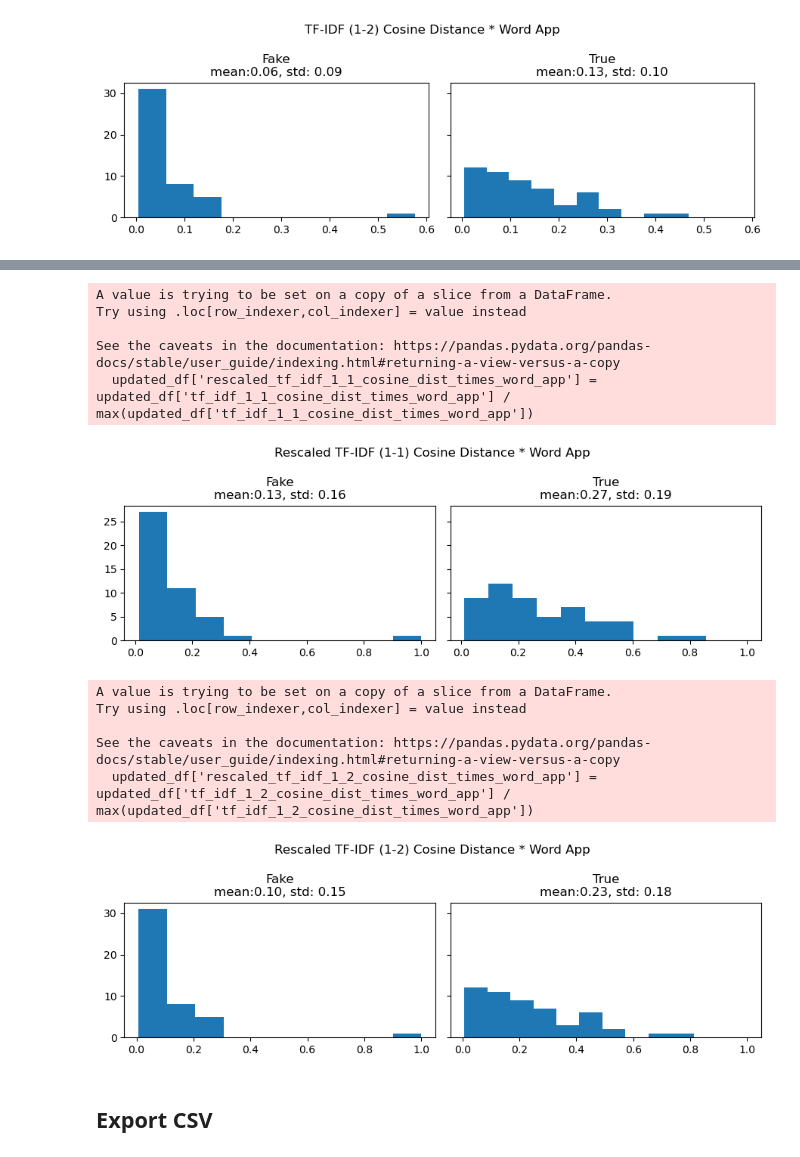
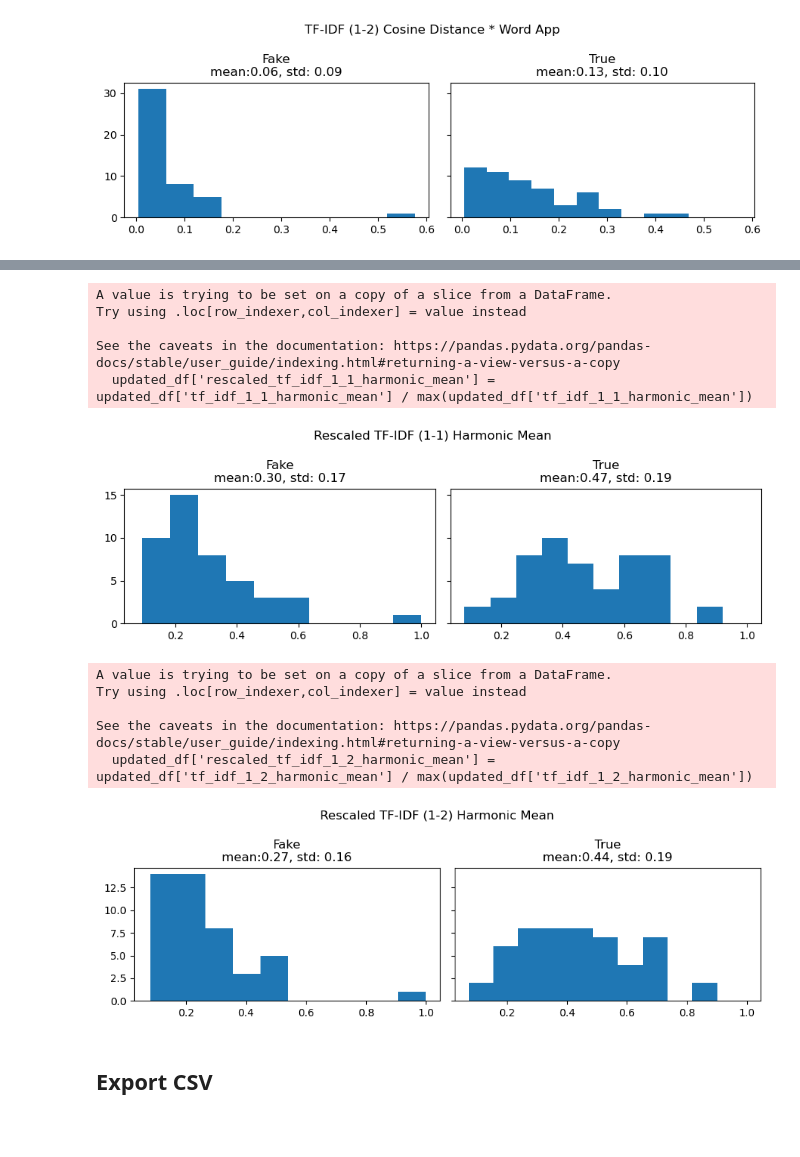
Before and after one commit to dukeraphaelng/ducknewsreporter, a Jupyter notebook: src/EDA.ipynb, the cells around one changed output, grey strips where cells are left out. Drawn from its saved outputs; the diff is of its cells as text; code cells hidden in the pictures; blank space fills up the shorter version.

Commit message:
feat(src/EDA.ipynb): add harmonic mean

```diff
--- a/src/EDA.ipynb
+++ b/src/EDA.ipynb
@@ -134,3 +134,9 @@ Try using .loc[row_indexer,col_indexer] = value instead
 See the caveats in the documentation: https://pandas.pydata.org/pandas-docs/stable/user_guide/indexing.html#returning-a-view-versus-a-copy
   updated_df['tf_idf_1_2_cosine_dist_times_word_app'] = np.multiply(tf_idf_1_2_cosine_dist, tf_idf_1_2_word_app)
 [figure]
+# %%
+updated_df['tf_idf_1_1_harmonic_mean'] = 2 * np.multiply(tf_idf_1_1_cosine_dist, tf_idf_1_1_word_app) / (np.array(tf_idf_1_1_cosine_dist) + np.array(tf_idf_1_1_word_app))
+plot_with_method(updated_df, 'tf_idf_1_1_harmonic_mean', 'TF-IDF (1-1) Harmonic Mean')
+
+updated_df['tf_idf_1_2_harmonic_mean'] = 2 * np.multiply(tf_idf_1_2_cosine_dist, tf_idf_1_2_word_app) / (np.array(tf_idf_1_2_cosine_dist) + np.array(tf_idf_1_2_word_app))
+plot_with_method(updated_df, 'tf_idf_1_2_harmonic_mean', 'TF-IDF (1-2) Harmonic Mean')
@@ -137,22 +156,22 @@ See the caveats in the documentation: https://pandas.pydata.org/pandas-docs/stab
 # %%
-updated_df['rescaled_tf_idf_1_1_cosine_dist_times_word_app'] = updated_df['tf_idf_1_1_cosine_dist_times_word_app'] / max(updated_df['tf_idf_1_1_cosine_dist_times_word_app'])
-plot_with_method(updated_df, 'rescaled_tf_idf_1_1_cosine_dist_times_word_app', 'Rescaled TF-IDF (1-1) Cosine Distance * Word App')
+updated_df['rescaled_tf_idf_1_1_harmonic_mean'] = updated_df['tf_idf_1_1_harmonic_mean'] / max(updated_df['tf_idf_1_1_harmonic_mean'])
+plot_with_method(updated_df, 'rescaled_tf_idf_1_1_harmonic_mean', 'Rescaled TF-IDF (1-1) Harmonic Mean')
 
-updated_df['rescaled_tf_idf_1_2_cosine_dist_times_word_app'] = updated_df['tf_idf_1_2_cosine_dist_times_word_app'] / max(updated_df['tf_idf_1_2_cosine_dist_times_word_app'])
-plot_with_method(updated_df, 'rescaled_tf_idf_1_2_cosine_dist_times_word_app', 'Rescaled TF-IDF (1-2) Cosine Distance * Word App')
+updated_df['rescaled_tf_idf_1_2_harmonic_mean'] = updated_df['tf_idf_1_2_harmonic_mean'] / max(updated_df['tf_idf_1_2_harmonic_mean'])
+plot_with_method(updated_df, 'rescaled_tf_idf_1_2_harmonic_mean', 'Rescaled TF-IDF (1-2) Harmonic Mean')
 # %% [output]
 A value is trying to be set on a copy of a slice from a DataFrame.
 Try using .loc[row_indexer,col_indexer] = value instead
 
 See the caveats in the documentation: https://pandas.pydata.org/pandas-docs/stable/user_guide/indexing.html#returning-a-view-versus-a-copy
-  updated_df['rescaled_tf_idf_1_1_cosine_dist_times_word_app'] = updated_df['tf_idf_1_1_cosine_dist_times_word_app'] / max(updated_df['tf_idf_1_1_cosine_dist_times_word_app'])
+  updated_df['rescaled_tf_idf_1_1_harmonic_mean'] = updated_df['tf_idf_1_1_harmonic_mean'] / max(updated_df['tf_idf_1_1_harmonic_mean'])
-[figure, old version]
+[figure, new version]
 A value is trying to be set on a copy of a slice from a DataFrame.
 Try using .loc[row_indexer,col_indexer] = value instead
 
 See the caveats in the documentation: https://pandas.pydata.org/pandas-docs/stable/user_guide/indexing.html#returning-a-view-versus-a-copy
-  updated_df['rescaled_tf_idf_1_2_cosine_dist_times_word_app'] = updated_df['tf_idf_1_2_cosine_dist_times_word_app'] / max(updated_df['tf_idf_1_2_cosine_dist_times_word_app'])
+  updated_df['rescaled_tf_idf_1_2_harmonic_mean'] = updated_df['tf_idf_1_2_harmonic_mean'] / max(updated_df['tf_idf_1_2_harmonic_mean'])
-[figure, old version]
+[figure, new version]
 # %% [markdown]
 ## Export CSV
 # %%
```
Also changed, not shown: parts of 1 cell of this notebook.
